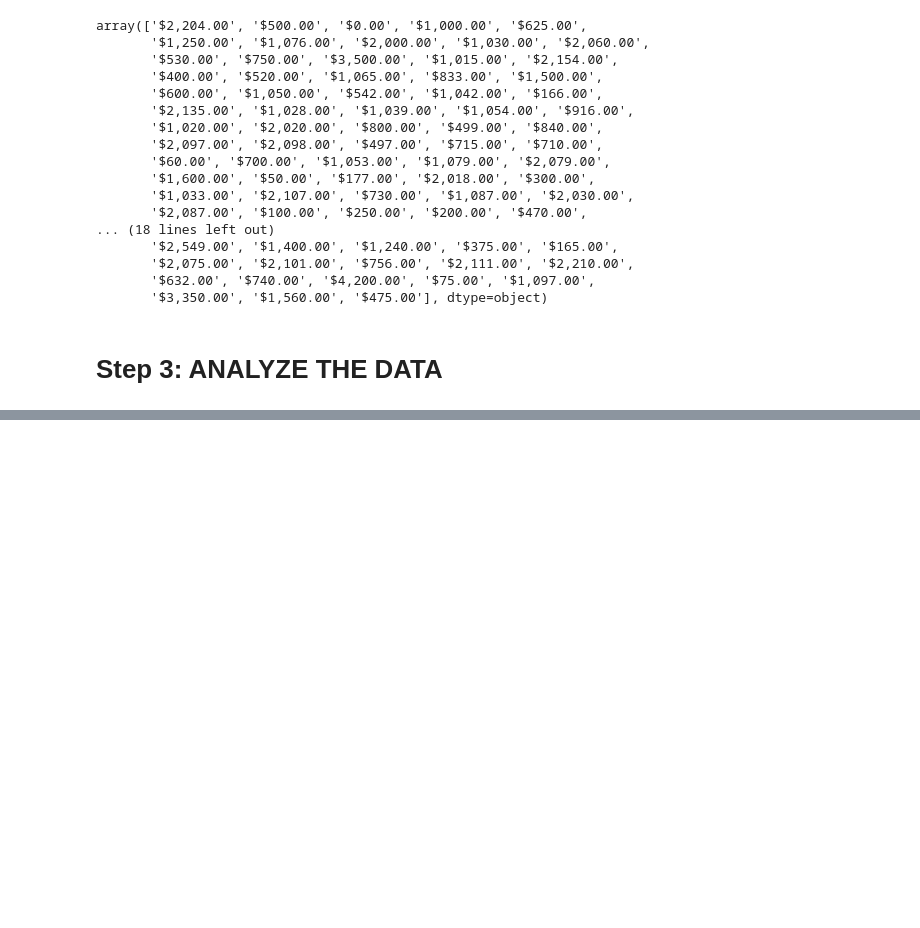
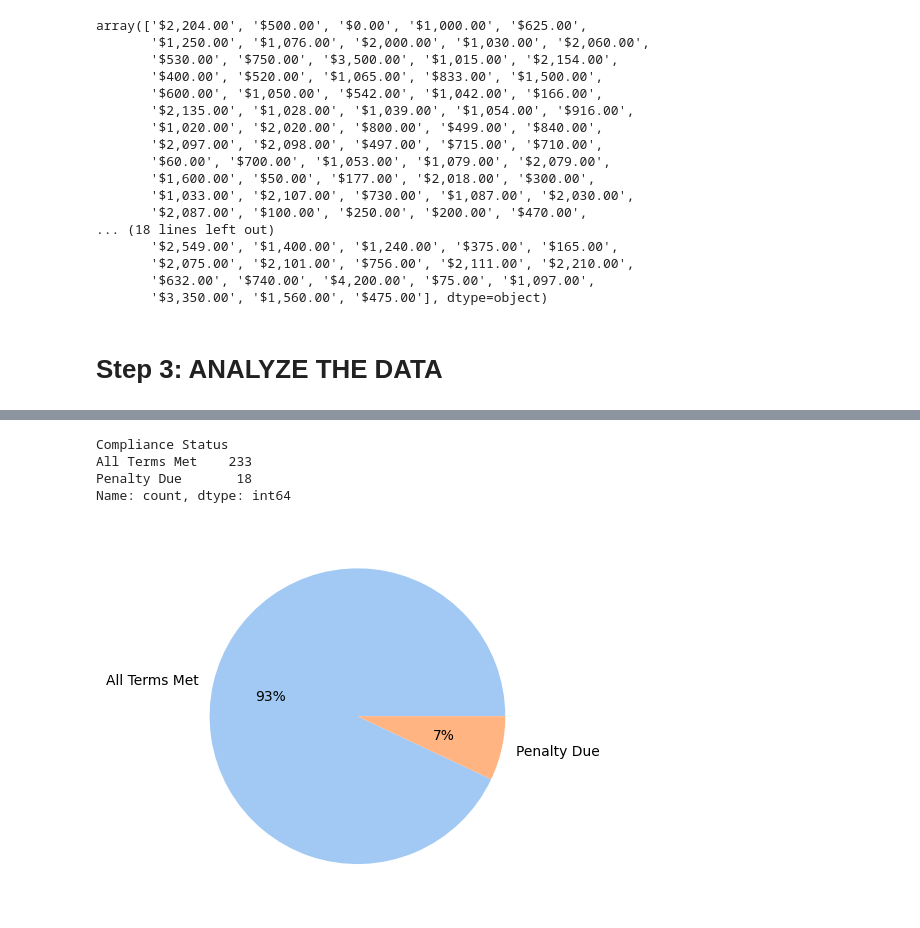
Before and after one commit to bigbirdjones/laguardia_data_analytics, a Jupyter notebook: NYC_Cooling_Tower_System_Inspection_Results_EDA.ipynb, the cells around one changed output, grey strips where cells are left out. Cells and saved outputs as stored; diff of their text form; code cells hidden in the pictures; blank space fills up the shorter version.

```diff
--- a/NYC_Cooling_Tower_System_Inspection_Results_EDA.ipynb
+++ b/NYC_Cooling_Tower_System_Inspection_Results_EDA.ipynb
@@ -327,0 +318,3 @@ dtype: int64
+# %%
+compliance_states = ['All Terms Met', 'Penalty Due']
+pastels = sns.color_palette('pastel')
@@ -327,0 +323,3 @@ dtype: int64
+# %%
+nyu_df = violations_df[(violations_df['Respondent Last Name'] == 'NEW YORK UNIVERSITY')]
+nyu_df['Violation Date'] = pd.to_datetime(nyu_df['Violation Date'])
@@ -327,0 +374,14 @@ dtype: int64
+# %%
+print(nyu_df['Compliance Status'].value_counts())
+# %% [output]
+Compliance Status
+All Terms Met    233
+Penalty Due       18
+Name: count, dtype: int64
+# %%
+nyu_compliance_amounts  = nyu_df.groupby(['Compliance Status'])['Penalty Imposed'].sum()
+# %%
+plt.pie(nyu_compliance_amounts, labels= compliance_states, colors= pastels, autopct='%.0f%%')
+plt.show()
+# %% [output]
+[figure, added]
```
Also changed, not shown: parts of 77 cells of this notebook.
